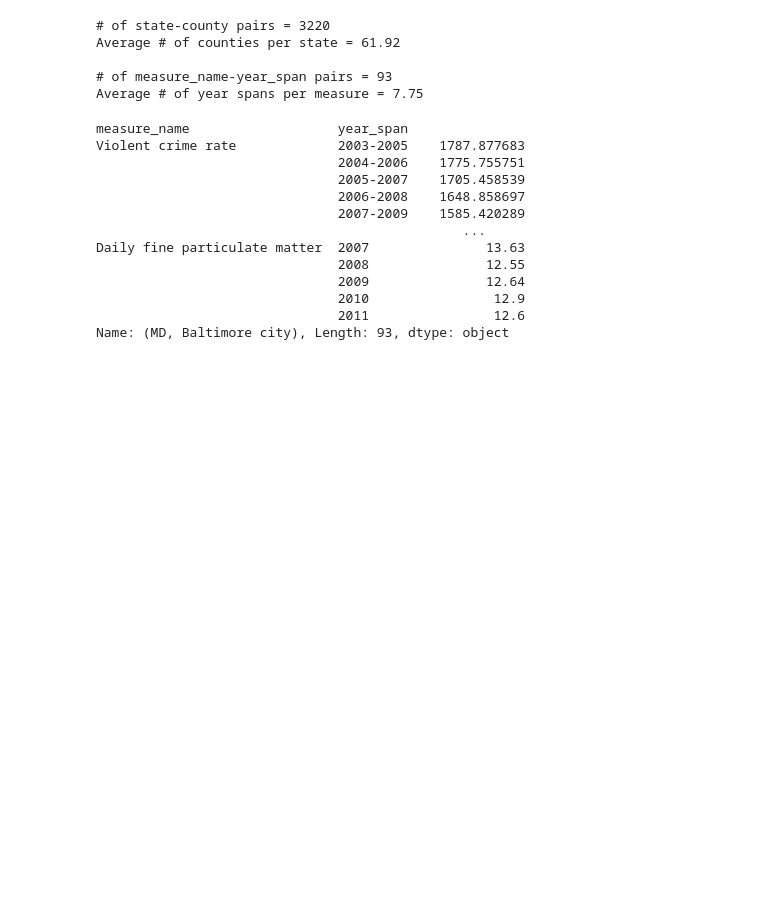
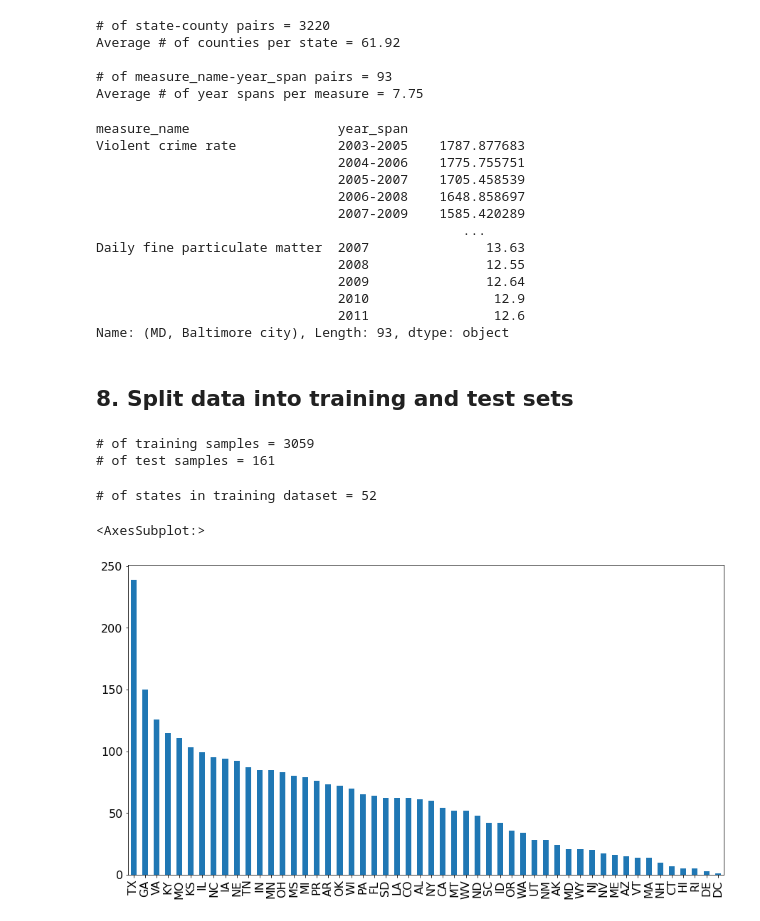
Before and after one commit to Xuehong-pdx/Collaborative-Projects, a Jupyter notebook: county_health_preprocessing.ipynb, the cells around one changed output. Drawn from its saved outputs; the diff is of its cells as text; code cells hidden in the pictures; blank space fills up the shorter version.

```diff
--- a/county_health_preprocessing.ipynb
+++ b/county_health_preprocessing.ipynb
@@ -349,3 +354,30 @@ Daily fine particulate matter  2007               13.63
                                2010                12.9
                                2011                12.6
 Name: (MD, Baltimore city), Length: 93, dtype: object
+# %% [markdown]
+## 8. Split data into training and test sets
+# %%
+# split the data into train and test set using split_params
+split_params = {
+    'test_size': 0.05,
+    'shuffle': True,
+    'random_state': 22
+}
+df_train, df_test = train_test_split(df_pivot, **split_params)
+# %%
+# Check number of train/test samples
+print(f"# of training samples = {df_train.shape[0]}")
+print(f"# of test samples = {df_test.shape[0]}")
+# %% [output]
+# of training samples = 3059
+# of test samples = 161
+# %%
+# Examine training data distribution of samples by state
+df_train_state_cnt = df_train.index.get_level_values('state').value_counts()
+num_train_states = df_train_state_cnt.shape[0]
+print(f"# of states in training dataset = {num_train_states}")
+df_train_state_cnt.plot(kind='bar', figsize=(15, 8), fontsize=16)
+# %% [output]
+# of states in training dataset = 52
+<AxesSubplot:>
+[figure, added]
```
Also changed, not shown: parts of 22 cells of this notebook.
